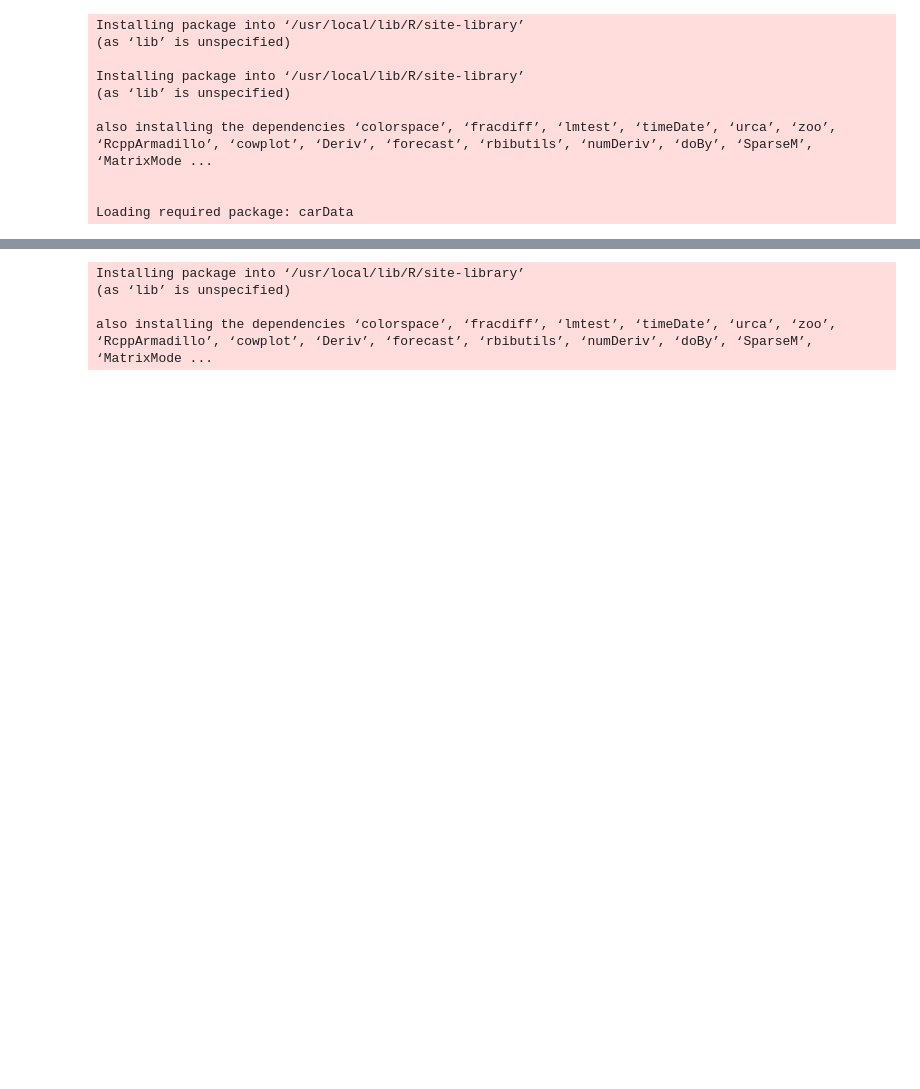
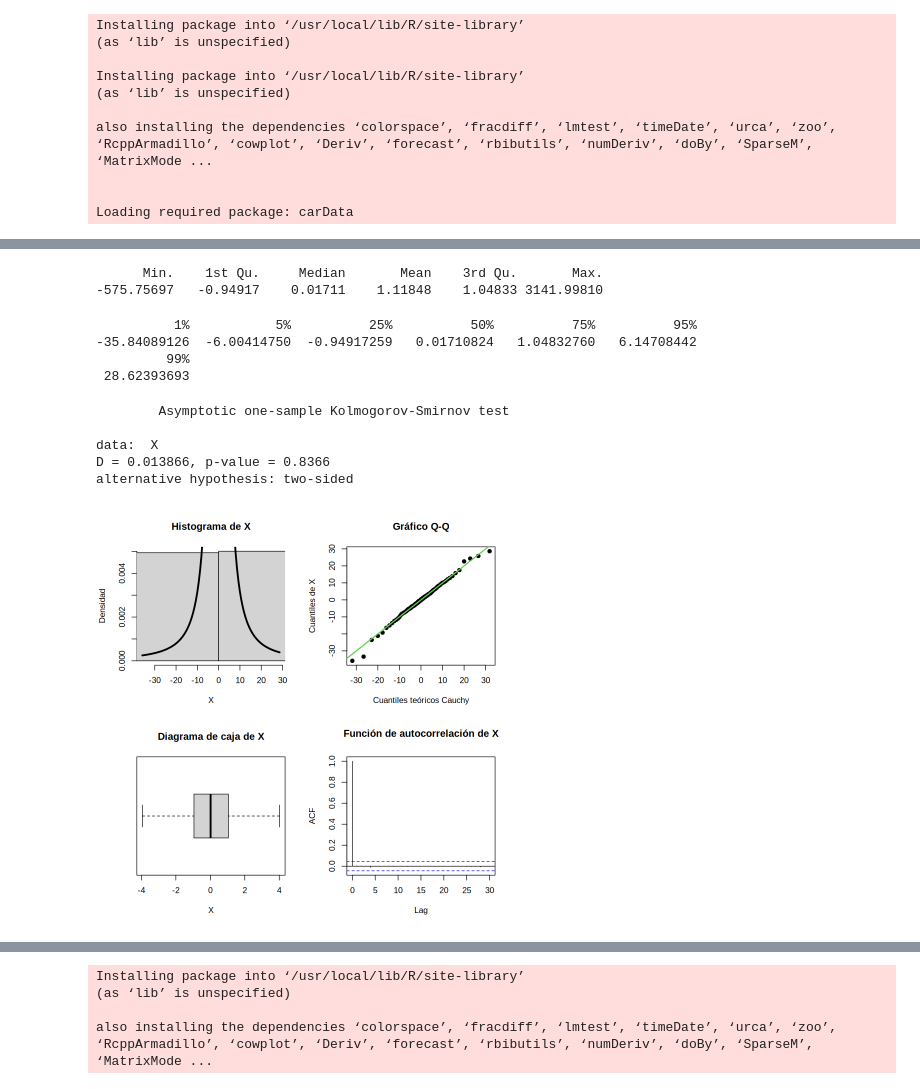
Before and after one commit to Nicolas-Bernal/Simulacion-Estadistica, a Jupyter notebook: Primer Corte/0_Taller.ipynb, the cells around one changed output, grey strips where cells are left out. Drawn from its saved outputs; the diff is of its cells as text; code cells hidden in the pictures; blank space fills up the shorter version.

```diff
--- a/Primer Corte/0_Taller.ipynb
+++ b/Primer Corte/0_Taller.ipynb
@@ -29,0 +164,46 @@ Loading required package: carData
+# %%
+n_sim = 2000
+
+U = runif(n_sim, min=0, max=1)
+
+X = tan(pi*(U-0.5))
+
+par(mfrow=c(2,2))
+
+lim = quantile(X, c(0.01, 0.99))
+
+hist(X, freq=FALSE, breaks=40,xlim=lim,main="Histograma de X",xlab="X", ylab="Densidad")
+
+curve(dcauchy(x, location=0, scale=1),from=lim[1], to=lim[2],add=TRUE, lwd=3)
+
+p = seq(0.01, 0.99, length.out=500)
+
+q_teoricos = qcauchy(p, location=0, scale=1)
+q_muestrales = quantile(X, p)
+
+plot(q_teoricos, q_muestrales,main="Gráfico Q-Q",xlab="Cuantiles teóricos Cauchy",ylab="Cuantiles de X",pch=19)
+
+abline(0, 1, lwd=2, col=3)
+
+boxplot(X,horizontal=TRUE,outline=FALSE,main="Diagrama de caja de X",xlab="X")
+
+acf(X,lag.max=30,main="Función de autocorrelación de X")
+
+summary(X)
+
+quantile(X, c(0.01, 0.05, 0.25, 0.50, 0.75, 0.95, 0.99))
+
+ks.test(X, "pcauchy", location=0, scale=1)
+# %% [output]
+      Min.    1st Qu.     Median       Mean    3rd Qu.       Max.
+-575.75697   -0.94917    0.01711    1.11848    1.04833 3141.99810
+          1%           5%          25%          50%          75%          95%
+-35.84089126  -6.00414750  -0.94917259   0.01710824   1.04832760   6.14708442
+         99%
+ 28.62393693
+        Asymptotic one-sample Kolmogorov-Smirnov test
+
+data:  X
+D = 0.013866, p-value = 0.8366
+alternative hypothesis: two-sided
+[figure, added]
```
Also changed, not shown: parts of 34 cells of this notebook.
